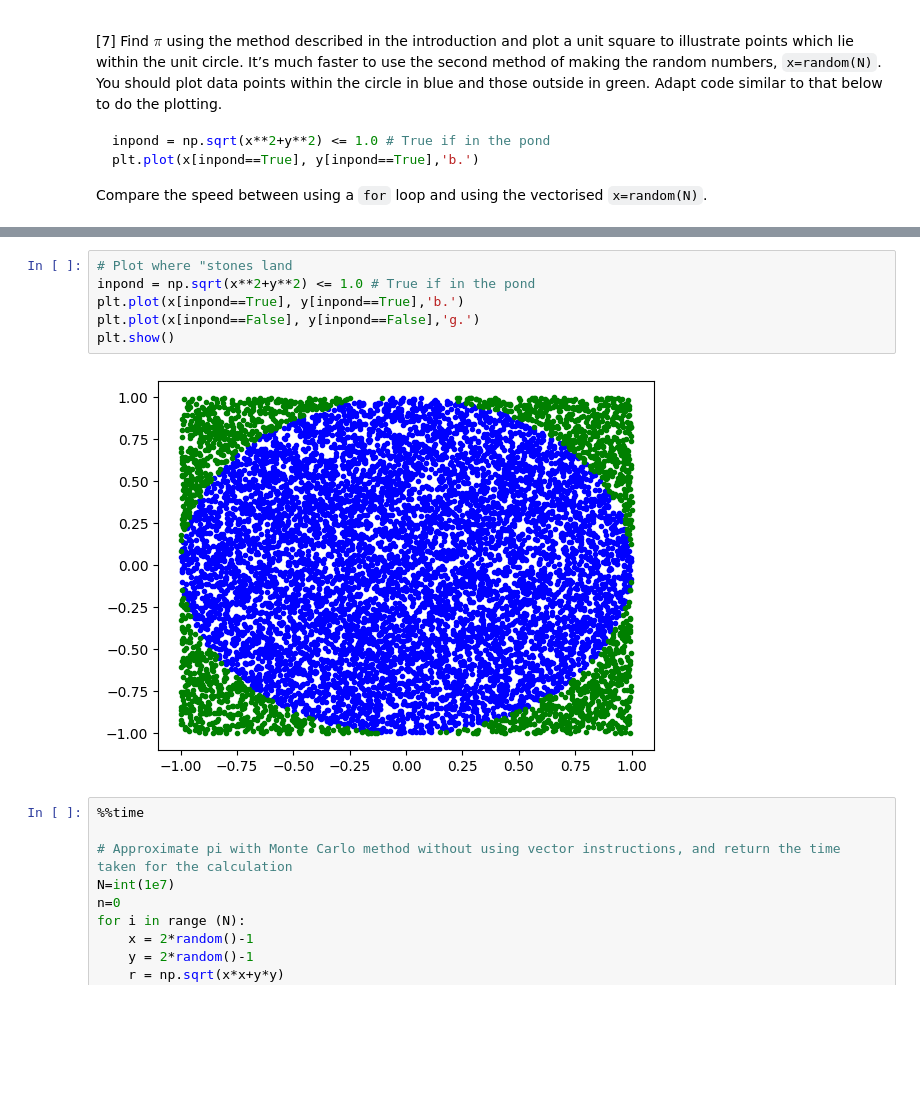
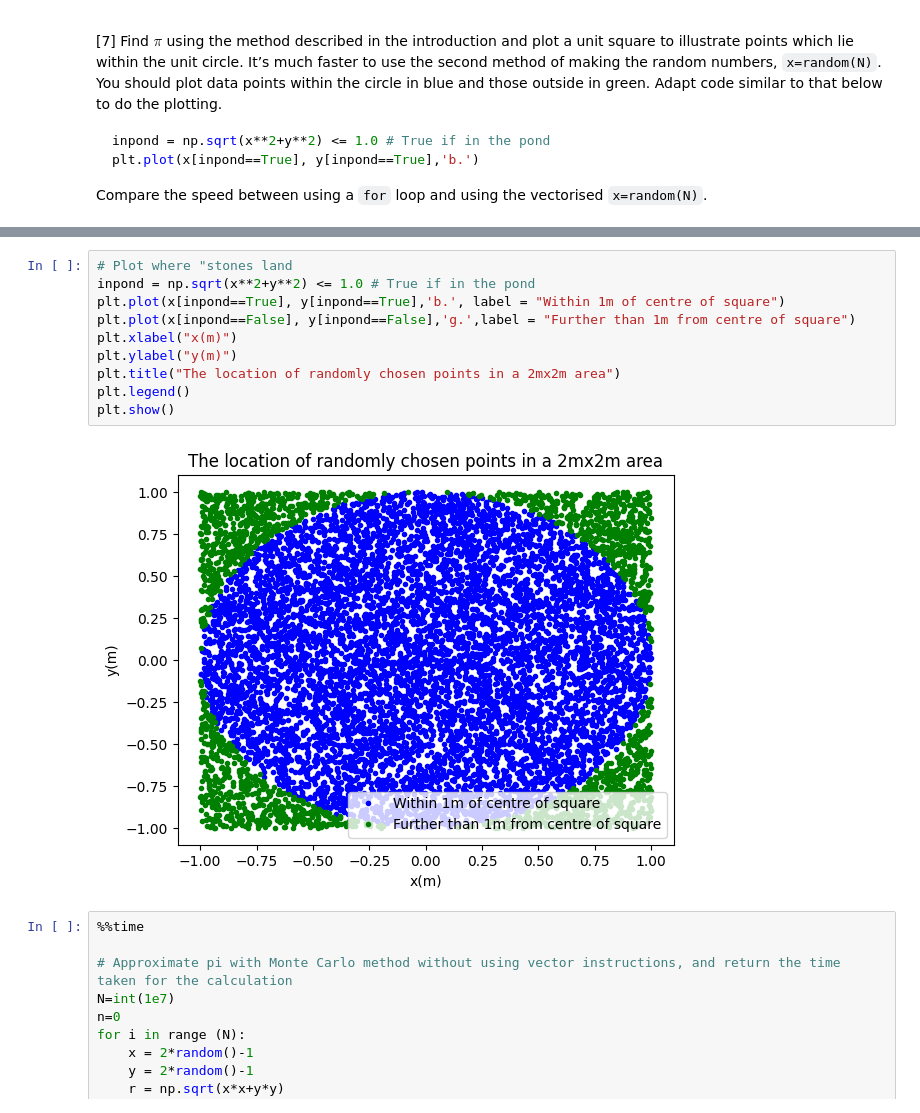
Before and after one commit to PX2145-2025/week-6-b-Morley-James, a Jupyter notebook: Monte_Carlo.ipynb, the cells around one changed output, grey strips where cells are left out. Saved outputs shown, nothing was run; the diff lists cells and outputs as text; blank space fills up the shorter version.

```diff
--- a/Monte_Carlo.ipynb
+++ b/Monte_Carlo.ipynb
@@ -237,11 +237,15 @@ Wall time: 1.21 ms
 # %%
 # Plot where "stones land
 inpond = np.sqrt(x**2+y**2) <= 1.0 # True if in the pond
-plt.plot(x[inpond==True], y[inpond==True],'b.')
-plt.plot(x[inpond==False], y[inpond==False],'g.')
+plt.plot(x[inpond==True], y[inpond==True],'b.', label = "Within 1m of centre of square")
+plt.plot(x[inpond==False], y[inpond==False],'g.',label = "Further than 1m from centre of square")
+plt.xlabel("x(m)")
+plt.ylabel("y(m)")
+plt.title("The location of randomly chosen points in a 2mx2m area")
+plt.legend()
 plt.show()
 # %% [output]
-[figure, old version]
+[figure, new version]
 # %%
 %%time
 
```
Also changed, not shown: parts of 2 cells of this notebook.
